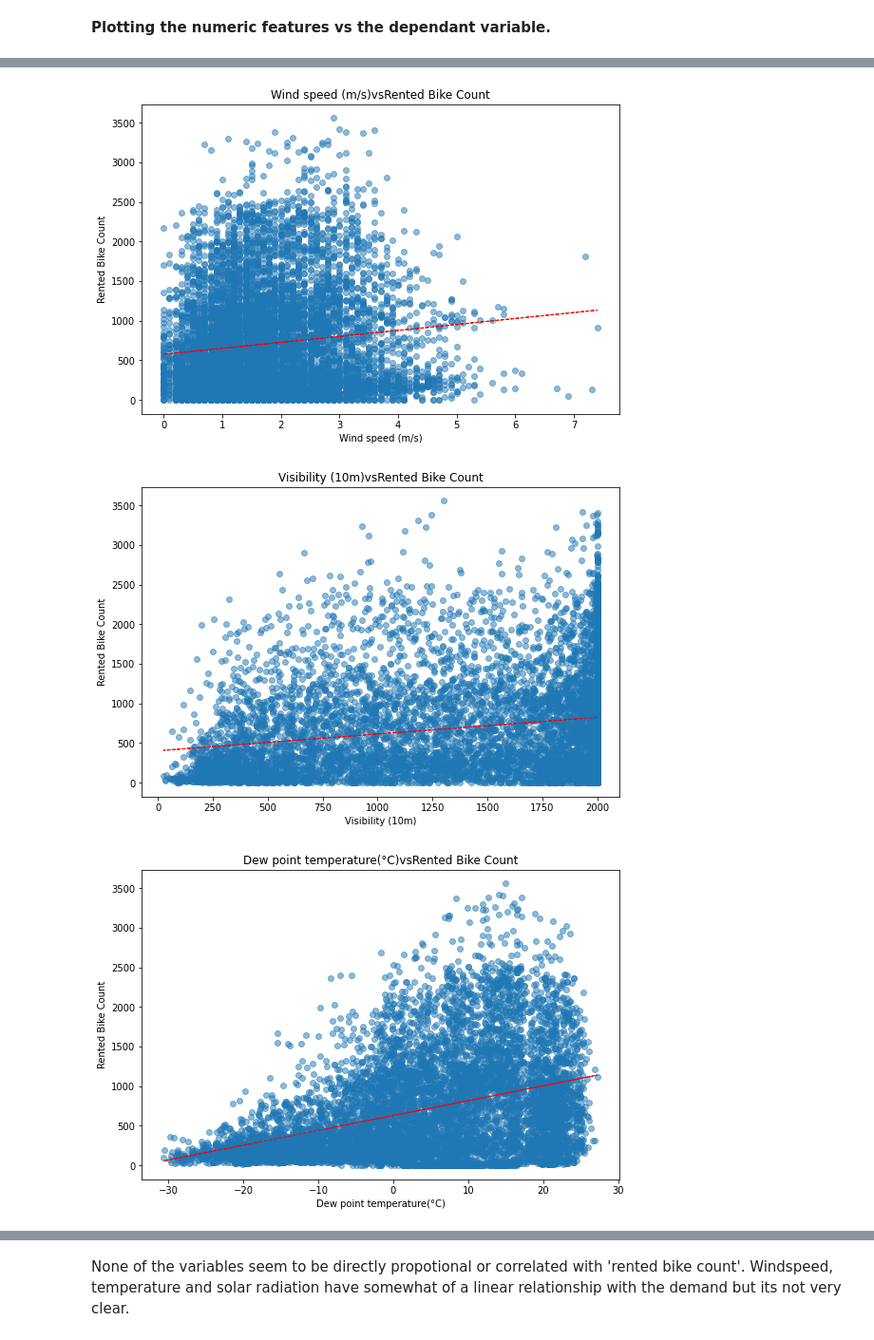
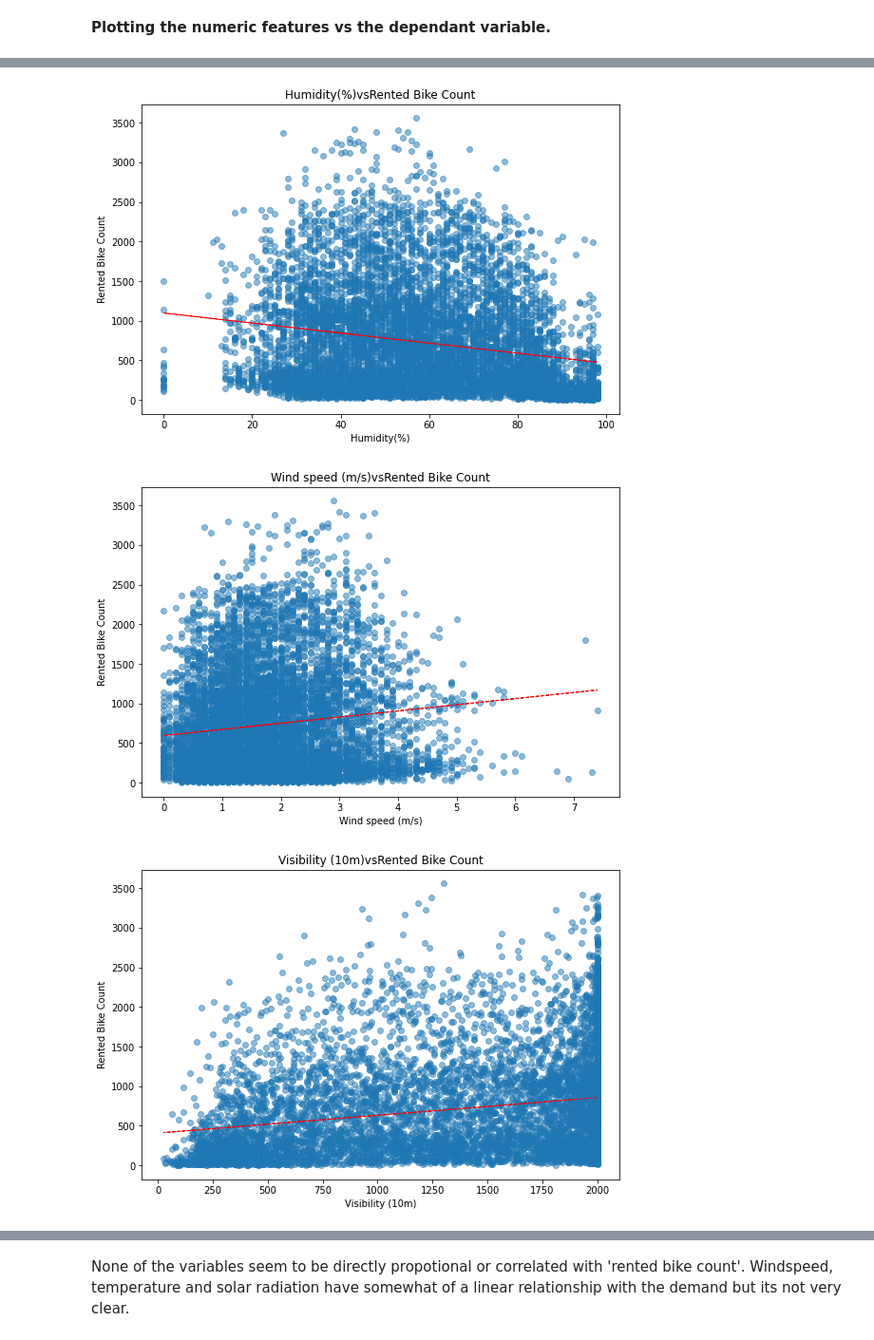
Before and after one commit to Ayushman0Singh/BikeSharingDemandPrediction, a Jupyter notebook: Bike_Sharing_Demand_Prediction_Capstone_Project.ipynb, the cells around one changed output, grey strips where cells are left out. Shown at 95% size. Drawn from its saved outputs; the diff is of its cells as text; code cells hidden in the pictures.

```diff
--- a/Bike_Sharing_Demand_Prediction_Capstone_Project.ipynb
+++ b/Bike_Sharing_Demand_Prediction_Capstone_Project.ipynb
@@ -200,6 +204,6 @@ This transformation makes the dependent variable less skewed!
 Lets have a look at each numeric variable's indivisual distribution (Univariate analysis). This will help us look at the central trend, skewness and outliers of each of these variables.
 # %%
 # getting all the numeric columns
-numeric_features = list(df.describe().columns)[2:-3]
+numeric_features = list(df.describe().columns)
 print(numeric_features)
 # %% [output]
@@ -239,0 +243,7 @@ We can see that the affect of square-root on wind speed was the same as on the d
+# %%
+skewd_columns = ['Humidity(%)', 'Visibility (10m)', 'Solar Radiation (MJ/m2)', 'Rainfall(mm)', 'Snowfall (cm)']
+# %%
+for col in skewd_columns:
+  fig = plt.figure(figsize=(6,2))
+  y = np.log10(df[col] + 1)
+  y.hist(bins=30,color = 'orange')
@@ -363,0 +419,3 @@ Funct_day_bikecount.plot(x="Functioning Day", y=["Rented Bike Count"], kind="bar
+# %%
+# droping rows where functioning day is 'No'
+df = df[df['Functioning Day'] == 'Yes']
@@ -375,7 +437,7 @@ df.head(2)
 # %%
 for i in numeric_features:
   plt.figure(figsize=(9,6))
-  plt.scatter(x=df[i], y=df['Rented Bike Count'], alpha = 0.5)
+  plt.scatter(df[i], y=df['Rented Bike Count'], alpha = 0.5)
   plt.xlabel(i)
   plt.ylabel('Rented Bike Count')
   plt.title( i + 'vs' 'Rented Bike Count')
@@ -390,3 +452,3 @@ for i in numeric_features:
-[figure, old version]
+[figure, new version]
-[figure, old version]
+[figure, new version]
-[figure, old version]
+[figure, new version]
```
Also changed, not shown: parts of 61 cells of this notebook.
